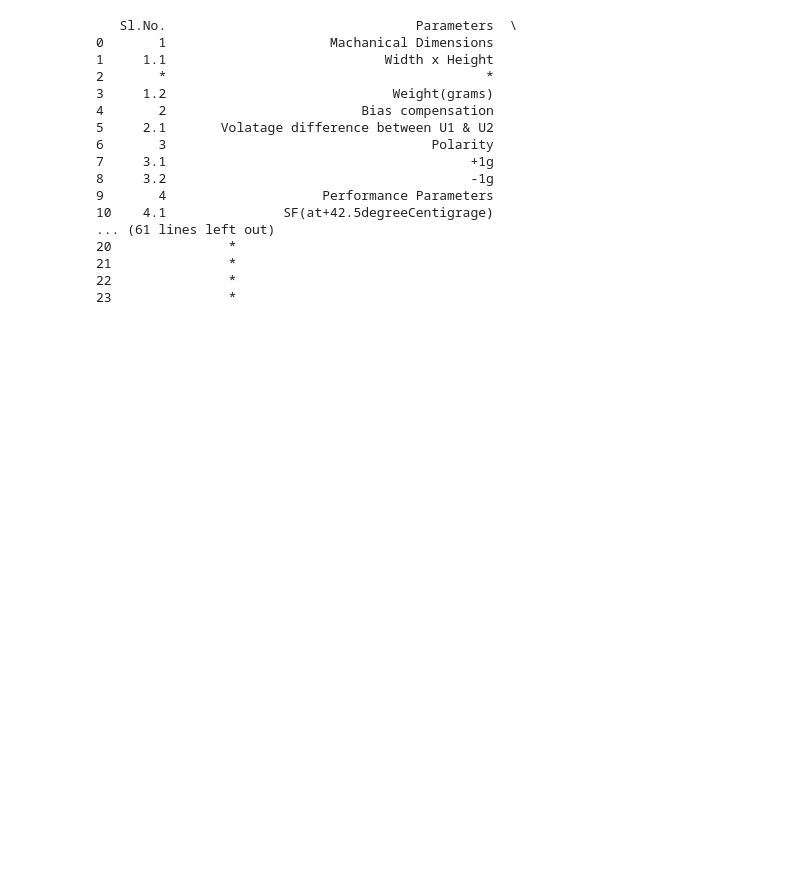
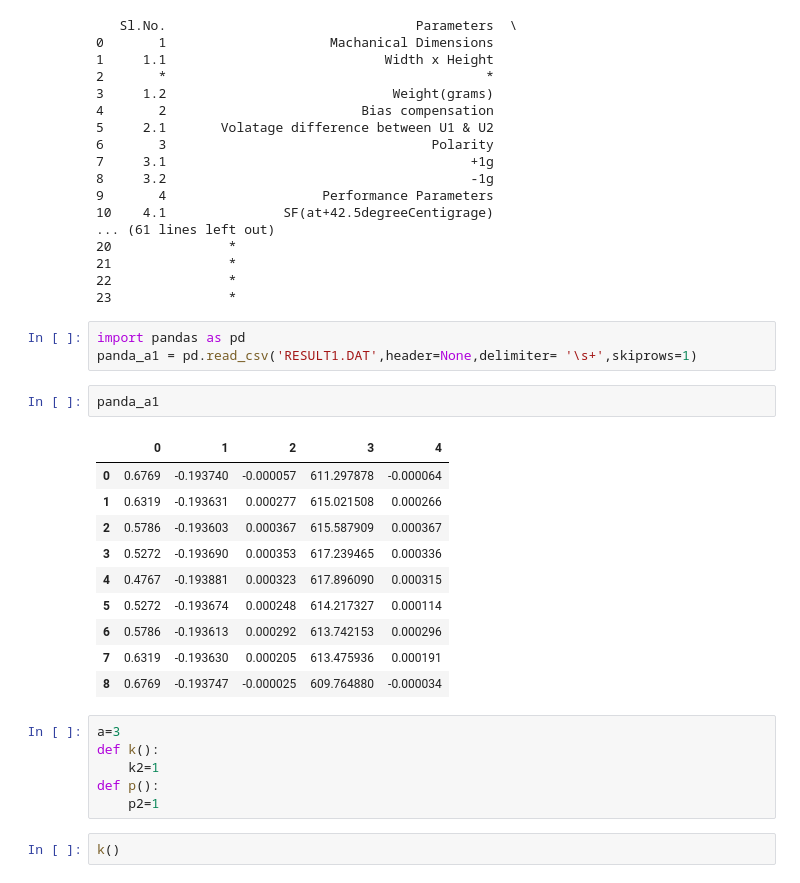
Before and after one commit to sairamtvv/arci_graphic, a Jupyter notebook: makingconformancereport.ipynb, the cells around one changed output. Cells and saved outputs as stored; diff of their text form; blank space fills up the shorter version.

```diff
--- a/makingconformancereport.ipynb
+++ b/makingconformancereport.ipynb
@@ -396,3 +396,27 @@ print(data)
 21               *
 22               *
 23               *
+# %%
+import pandas as pd
+panda_a1 = pd.read_csv('RESULT1.DAT',header=None,delimiter= '\s+',skiprows=1)
+# %%
+panda_a1
+# %% [output]
+|  | 0 | 1 | 2 | 3 | 4 |
+| 0 | 0.6769 | -0.193740 | -0.000057 | 611.297878 | -0.000064 |
+| 1 | 0.6319 | -0.193631 | 0.000277 | 615.021508 | 0.000266 |
+| 2 | 0.5786 | -0.193603 | 0.000367 | 615.587909 | 0.000367 |
+| 3 | 0.5272 | -0.193690 | 0.000353 | 617.239465 | 0.000336 |
+| 4 | 0.4767 | -0.193881 | 0.000323 | 617.896090 | 0.000315 |
+| 5 | 0.5272 | -0.193674 | 0.000248 | 614.217327 | 0.000114 |
+| 6 | 0.5786 | -0.193613 | 0.000292 | 613.742153 | 0.000296 |
+| 7 | 0.6319 | -0.193630 | 0.000205 | 613.475936 | 0.000191 |
+| 8 | 0.6769 | -0.193747 | -0.000025 | 609.764880 | -0.000034 |
+# %%
+a=3
+def k():
+    k2=1
+def p():
+    p2=1
+# %%
+k()
```
Also changed, not shown: parts of 13 cells of this notebook, 12 other files.
